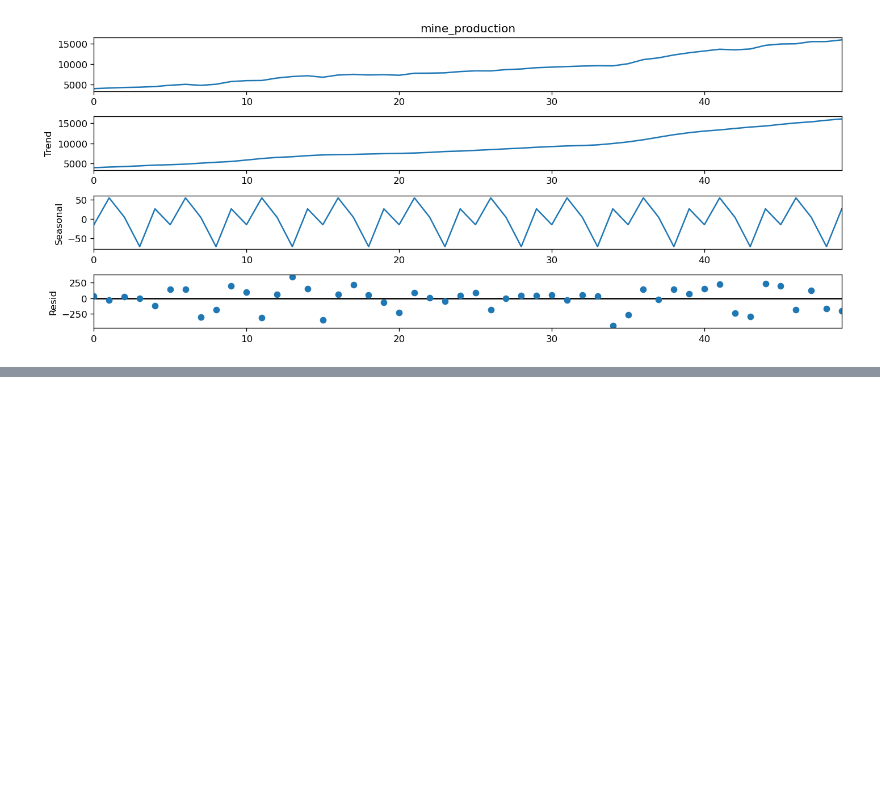
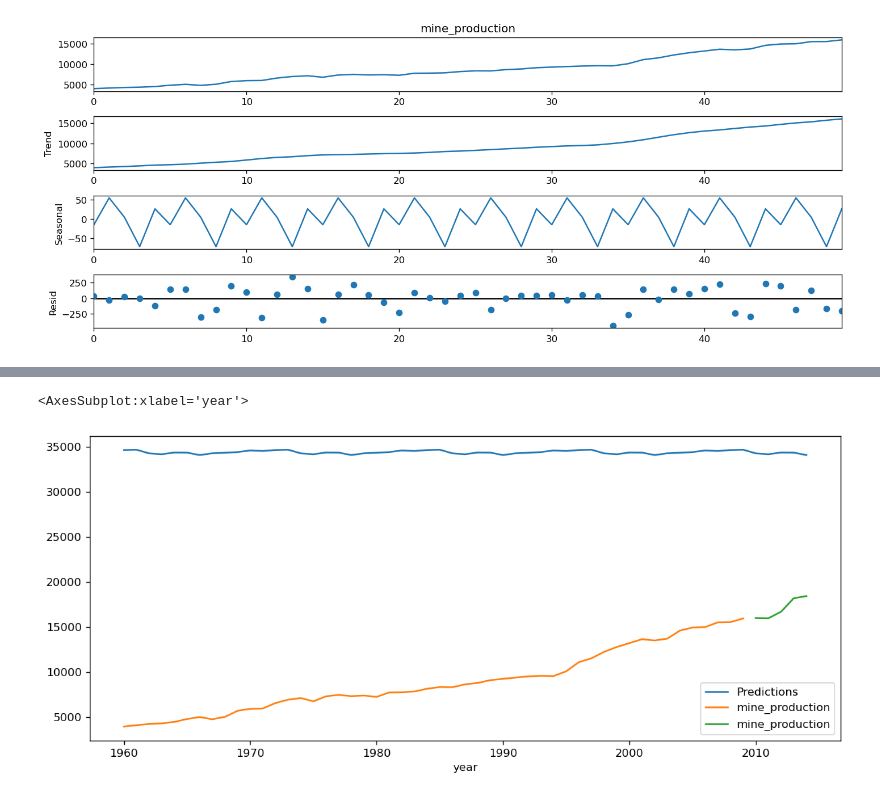
Before and after one commit to Dude-where-s-my-copper/EV_growth, a Jupyter notebook: jeremy_capstone_working_notebook.ipynb, the cells around one changed output, grey strips where cells are left out. Cells and saved outputs as stored; diff of their text form; code cells hidden in the pictures; blank space fills up the shorter version.

```diff
--- a/jeremy_capstone_working_notebook.ipynb
+++ b/jeremy_capstone_working_notebook.ipynb
@@ -648,0 +836,9 @@ result.plot()
+# %%
+from statsmodels.tsa.statespace.sarimax import SARIMAX
+
+model = SARIMAX(train['mine_production'],
+                order = (3, 0, 1),
+                seasonal_order =(2, 1, 1, 12))
+
+result = model.fit()
+result.summary()
@@ -648,0 +902,15 @@ result.plot()
+# %%
+start = 1960
+end = 2014
+
+# Predictions for one-year against the test set
+predictions = result.predict(start, end,
+                             typ = 'levels').rename("Predictions")
+
+# plot predictions and actual values
+predictions.plot(legend = True)
+train['mine_production'].plot(legend = True)
+validate['mine_production'].plot(legend = True)
+# %% [output]
+<AxesSubplot:xlabel='year'>
+[figure, added]
```
Also changed, not shown: parts of 25 cells of this notebook.
